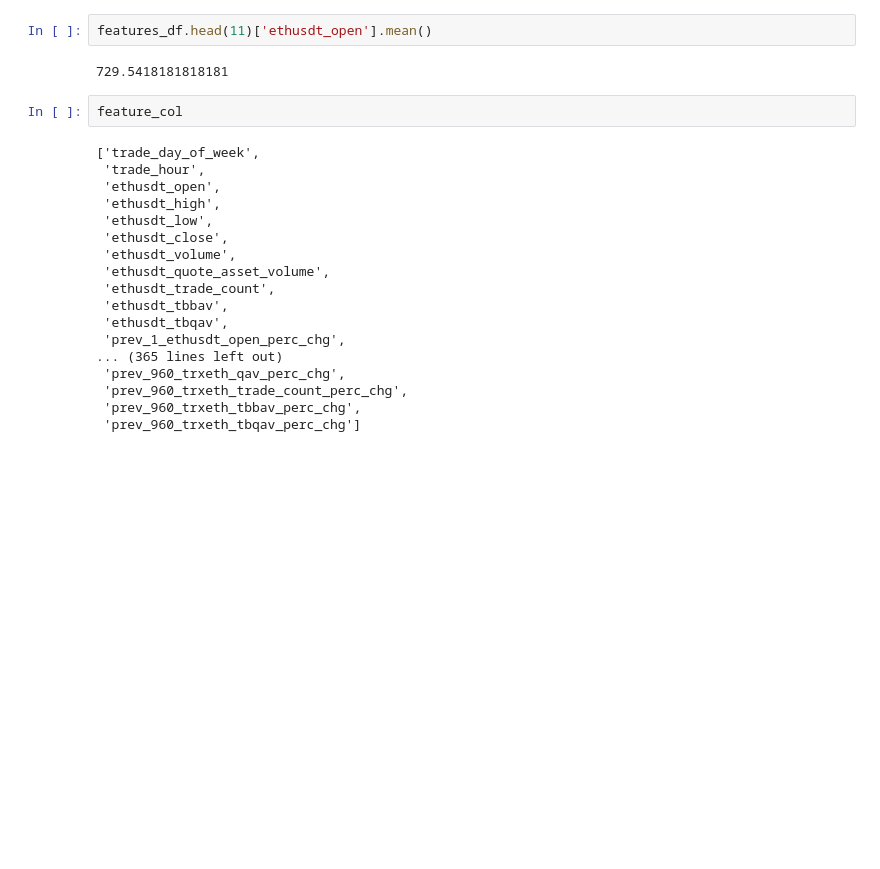
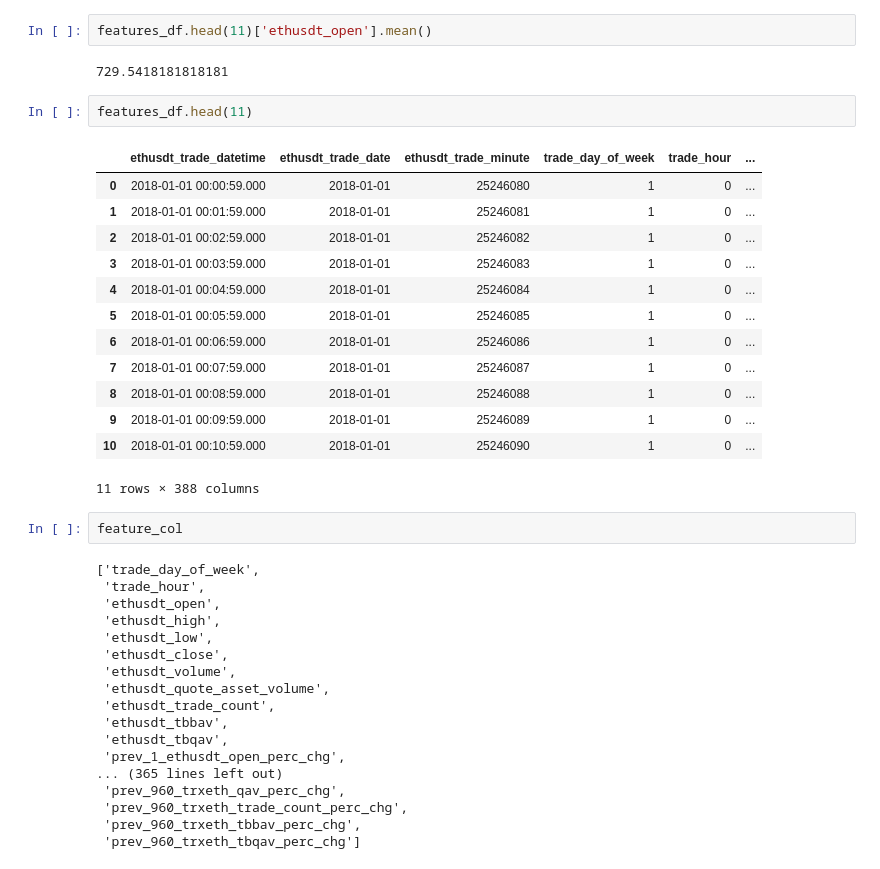
Before and after one commit to ChrisMcPherson/logic_by_loidsig, a Jupyter notebook: notebooks/market_maker_model_dev.ipynb, the cells around one changed output. Cells and saved outputs as stored; diff of their text form; blank space fills up the shorter version.

```diff
--- a/notebooks/market_maker_model_dev.ipynb
+++ b/notebooks/market_maker_model_dev.ipynb
@@ -75,6 +75,22 @@ Coin feature configuration: {'ethusdt': 'target', 'btcusdt': 'alt', 'trxeth': 't
 features_df.head(11)['ethusdt_open'].mean()
 # %% [output]
 729.5418181818181
+# %%
+features_df.head(11)
+# %% [output]
+|  | ethusdt_trade_datetime | ethusdt_trade_date | ethusdt_trade_minute | trade_day_of_week | trade_hour | ... |
+| 0 | 2018-01-01 00:00:59.000 | 2018-01-01 | 25246080 | 1 | 0 | ... |
+| 1 | 2018-01-01 00:01:59.000 | 2018-01-01 | 25246081 | 1 | 0 | ... |
+| 2 | 2018-01-01 00:02:59.000 | 2018-01-01 | 25246082 | 1 | 0 | ... |
+| 3 | 2018-01-01 00:03:59.000 | 2018-01-01 | 25246083 | 1 | 0 | ... |
+| 4 | 2018-01-01 00:04:59.000 | 2018-01-01 | 25246084 | 1 | 0 | ... |
+| 5 | 2018-01-01 00:05:59.000 | 2018-01-01 | 25246085 | 1 | 0 | ... |
+| 6 | 2018-01-01 00:06:59.000 | 2018-01-01 | 25246086 | 1 | 0 | ... |
+| 7 | 2018-01-01 00:07:59.000 | 2018-01-01 | 25246087 | 1 | 0 | ... |
+| 8 | 2018-01-01 00:08:59.000 | 2018-01-01 | 25246088 | 1 | 0 | ... |
+| 9 | 2018-01-01 00:09:59.000 | 2018-01-01 | 25246089 | 1 | 0 | ... |
+| 10 | 2018-01-01 00:10:59.000 | 2018-01-01 | 25246090 | 1 | 0 | ... |
+11 rows × 388 columns
 # %%
 feature_col
 # %% [output]
```
Also changed, not shown: 4 other files.
